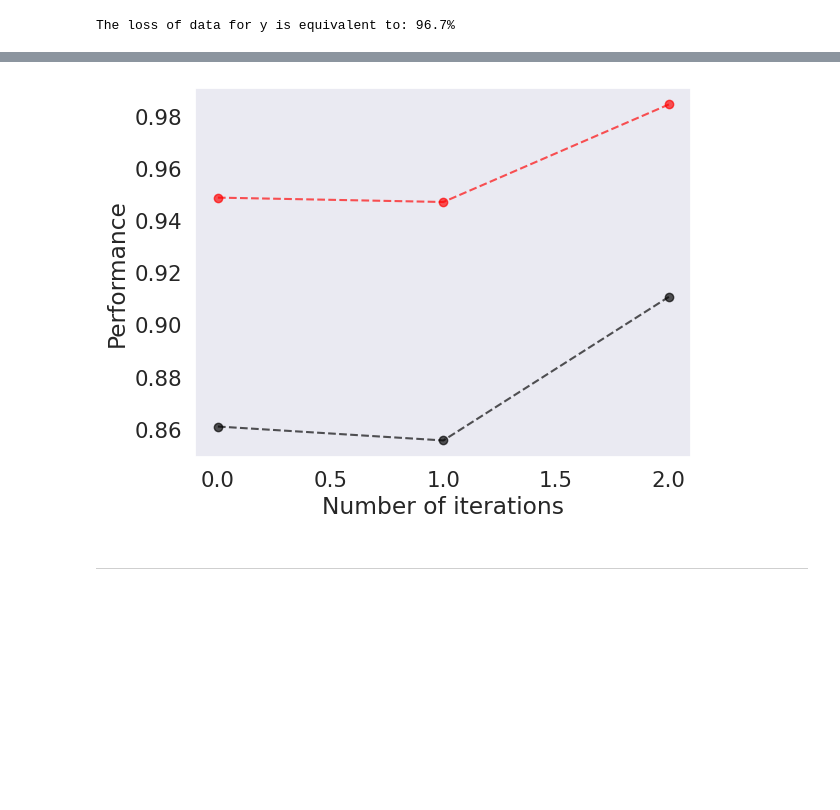
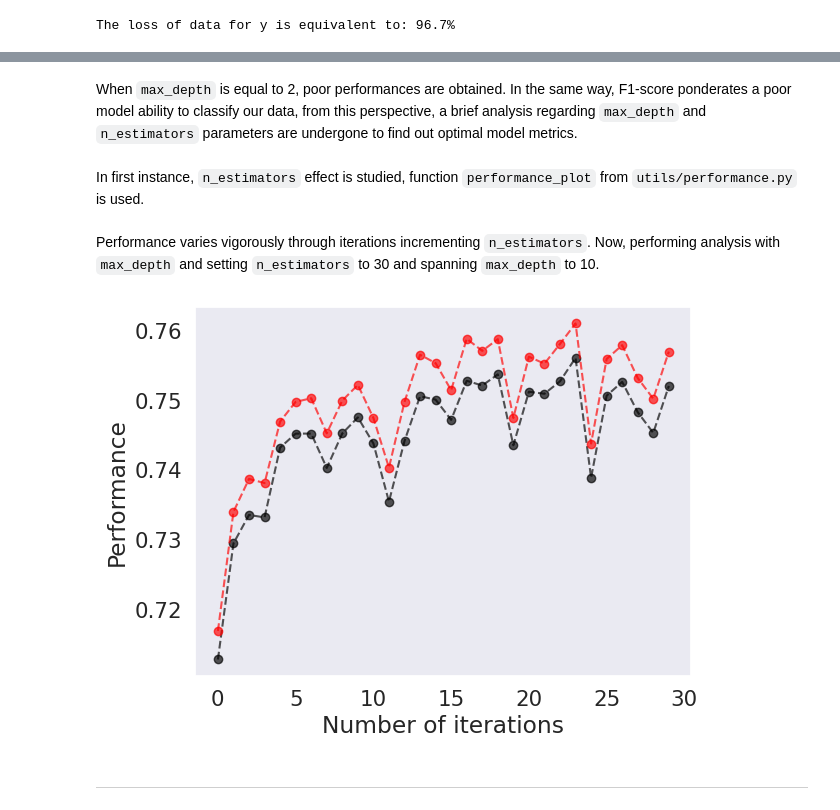
Before and after one commit to fenilenvinileno97/decision_trees, a Jupyter notebook: 4-final_project.ipynb, the cells around one changed output, grey strips where cells are left out. Saved outputs shown, nothing was run; the diff lists cells and outputs as text; code cells hidden in the pictures; blank space fills up the shorter version.

```diff
--- a/4-final_project.ipynb
+++ b/4-final_project.ipynb
@@ -234,7 +236,15 @@ weighted avg       0.95      0.95      0.95    145253
+# %% [markdown]
+When `max_depth` is equal to 2, poor performances are obtained. In the same way, F1-score ponderates a poor model ability to classify our data, from this perspective, a brief analysis regarding `max_depth` and `n_estimators` parameters are undergone to find out optimal model metrics.
+# %% [markdown]
+In first instance, `n_estimators` effect is studied, function `performance_plot` from `utils/performance.py` is used.
 # %%
-pe.performance_plot(3, X, y)
+pe.performance_plot(30, X, y)
-# %% [output]
-[figure, removed]
+# %% [markdown]
+Performance varies vigorously through iterations incrementing `n_estimators`. Now, performing analysis with `max_depth` and setting `n_estimators` to 30 and spanning `max_depth` to 10.
+# %%
+pe.performance_plot(30, X, y, depth=10)
+# %% [output]
+[figure, added]
 # %% [markdown]
 ---
 # %% [markdown]
```
Also changed, not shown: parts of 9 cells of this notebook.
